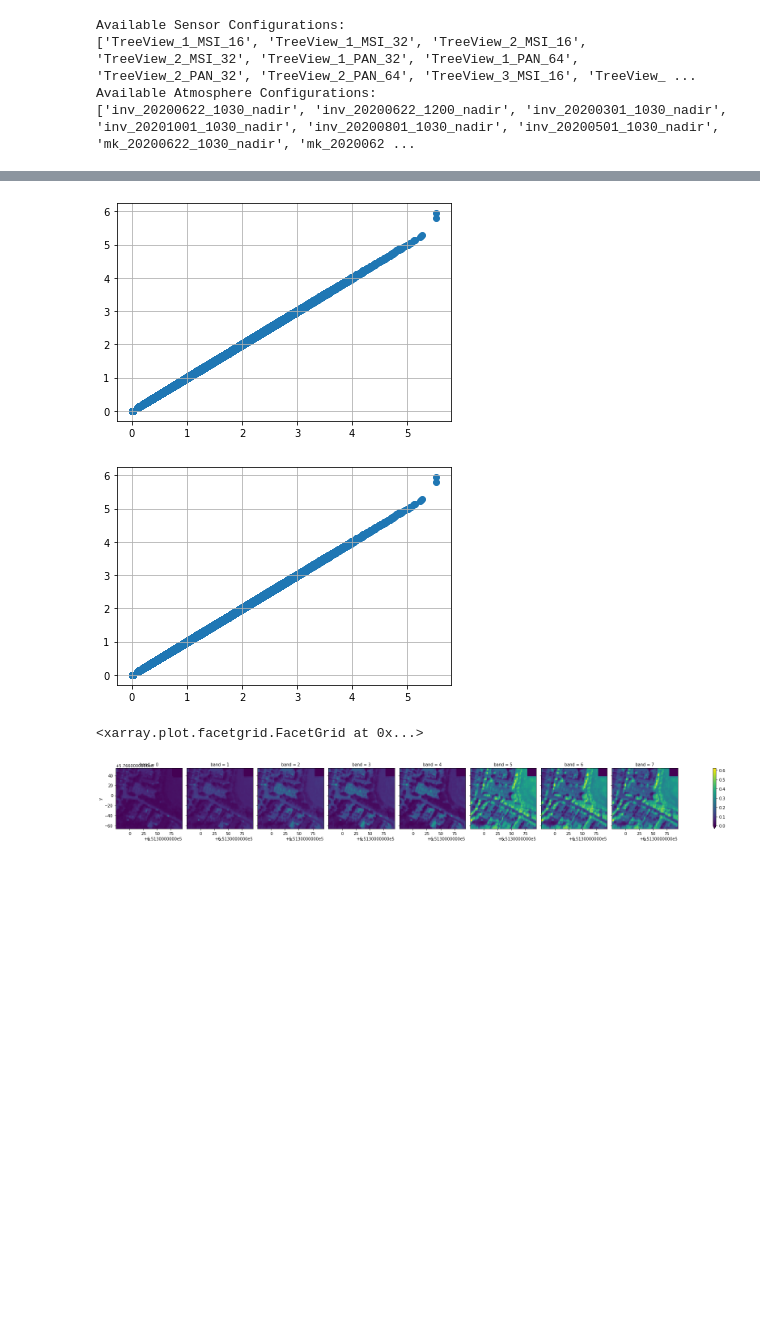
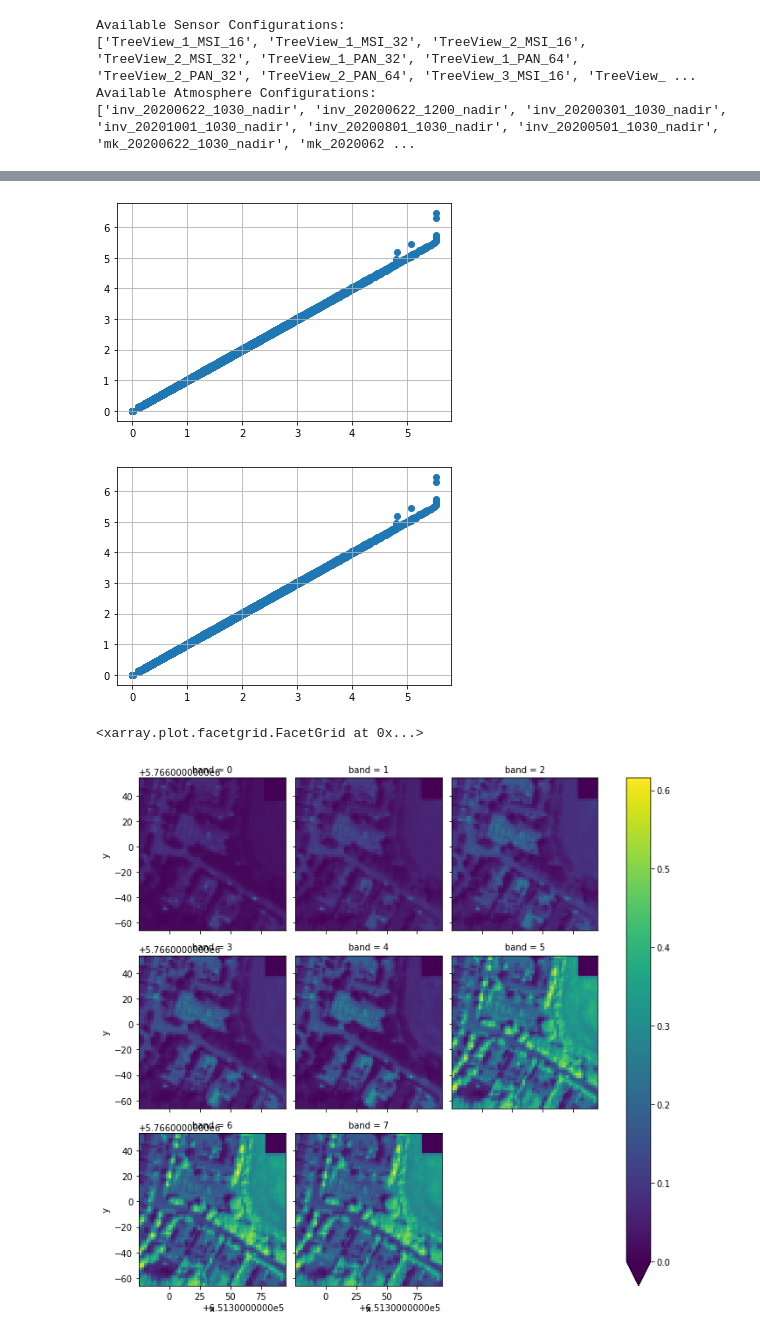
Before and after one commit to joe-fennell/pyeosim, a Jupyter notebook: 6_atcorr_implementation_v1.ipynb, the cells around one changed output, grey strips where cells are left out. Drawn from its saved outputs; the diff is of its cells as text; code cells hidden in the pictures; blank space fills up the shorter version.

```diff
--- a/6_atcorr_implementation_v1.ipynb
+++ b/6_atcorr_implementation_v1.ipynb
@@ -29,9 +29,9 @@ def read_atmos_meta(path):
     return pd.DataFrame(metas).T
 
 # applying spatial/spectral downsampling without sensor
-def apply_downsampling(arr, sensor, spatial=True, spectral=False):
+def apply_downsampling(arr, sensor, spatial=True, spectral=False, normalise=False):
     if spectral:
-        arr = sensor.spectral_response.transform(arr)
+        arr = sensor.spectral_response.transform(arr, normalise)
     if spatial:
         arr = sensor.steps[1][1](arr,
                                  sensor.psf_fwhm,
@@ -157,8 +157,8 @@ Available Sensor Configurations:
 Available Atmosphere Configurations:
 ['inv_20200622_1030_nadir', 'inv_20200622_1200_nadir', 'inv_20200301_1030_nadir', 'inv_20201001_1030_nadir', 'inv_20200801_1030_nadir', 'inv_20200501_1030_nadir', 'mk_20200622_1030_nadir', 'mk_2020062 ...
 # %%
-# atm_scenario = 'mk_20200622_1030_nadir'
-atm_scenario = 'mk_20200801_1030_nadir'
+atm_scenario = 'mk_20200622_1030_nadir'
+# atm_scenario = 'mk_20200801_1030_nadir'
 atmos_meta.loc[atm_scenario]
 # %% [output]
 version                                   1.1
@@ -189,7 +189,7 @@ toa_radiance[:, 0:50, 312:362] = 0
 # Generate equivalent reflectance (non-normalised) and radiance downsampled to sensor spatial/spectral
 sensor_equiv_reflectance = apply_downsampling(surface_reflectance,
                                               teledyne_msi32,
-                                              spatial=True, spectral=True)
+                                              spatial=True, spectral=True, normalise=True)
 sensor_equiv_radiance = apply_downsampling(toa_radiance,
                                            teledyne_msi32,
                                            spatial=True, spectral=False)
@@ -219,14 +219,14 @@ plt.scatter(
     sensor_equiv_radiance.to_numpy().ravel())
 plt.grid()
 # %% [output]
-[figure, old version]
+[figure, new version]
 # %%
 plt.scatter(
     sensor_output_radiance.to_numpy().ravel(),
     sensor_equiv_radiance.to_numpy().ravel())
 plt.grid()
 # %% [output]
-[figure, old version]
+[figure, new version]
 # %%
 # def elliptical_orbit_correction(doy):
 #     C0 = .03275104
@@ -238,9 +242,9 @@ plt.grid()
 # %%
 corrected = atm.inverse_transform(sensor_output_radiance)
-corrected.plot(col='band',vmin=0)
+corrected.plot(col='band',vmin=0, col_wrap=3, size=3)
 # %% [output]
 <xarray.plot.facetgrid.FacetGrid at 0x...>
-[figure, old version]
+[figure, new version]
 # %%
 obs = (corrected).where(~dark_region_mask)
 obs_df = obs.stack({'pix': ['y', 'x']}).to_dataframe(name='ac_output')
```
Also changed, not shown: parts of 7 cells of this notebook, 6 other files.
